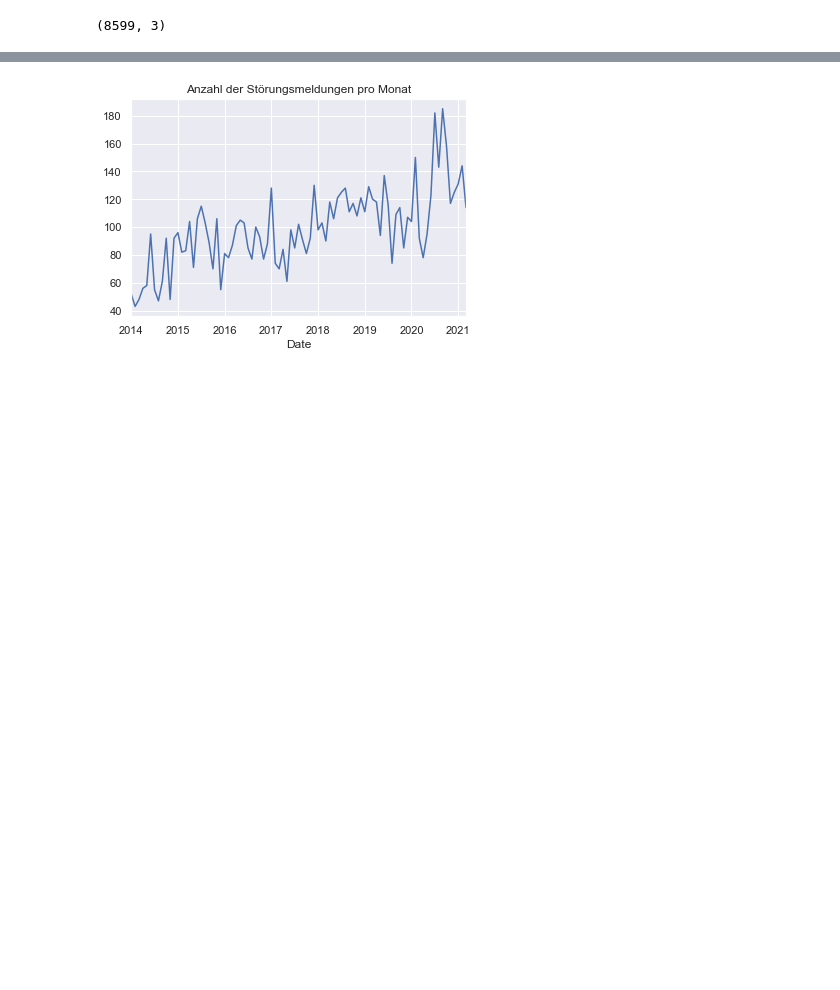
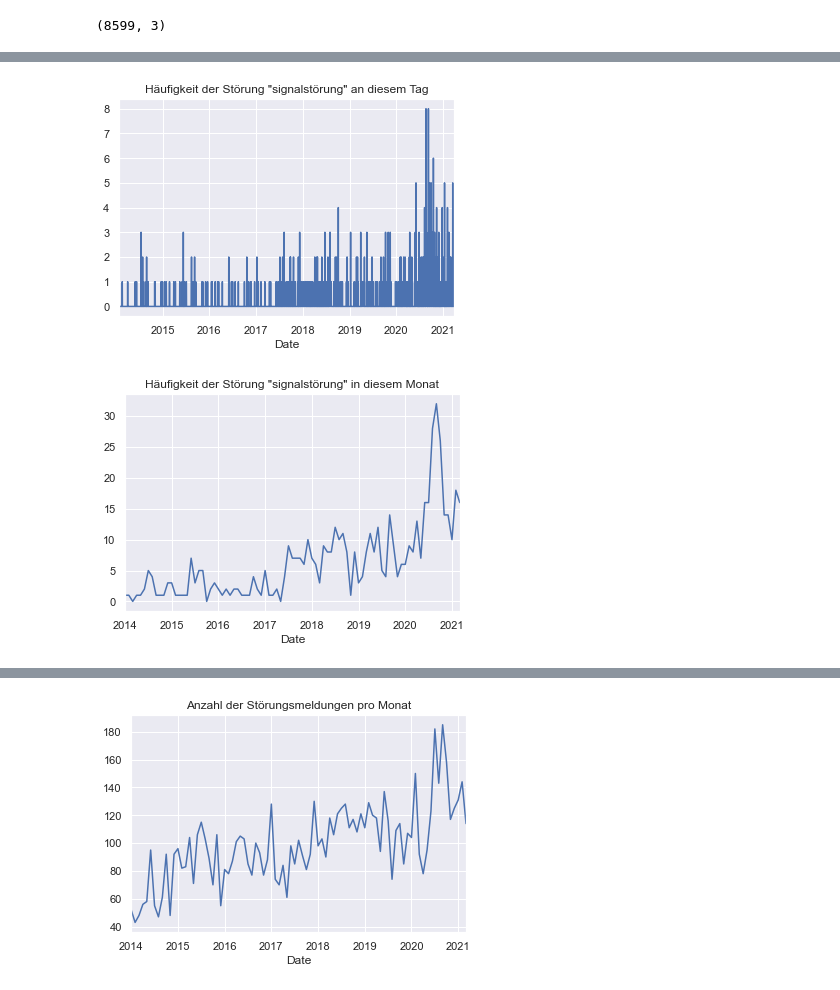
Before and after one commit to kummerer94/sbahn-stoerungen, a Jupyter notebook: analysis.ipynb, the cells around one changed output, grey strips where cells are left out. Cells and saved outputs as stored; diff of their text form; code cells hidden in the pictures; blank space fills up the shorter version.

```diff
--- a/analysis.ipynb
+++ b/analysis.ipynb
@@ -232,0 +265,15 @@ stoerungen_raw_filtered.shape
+# %%
+def frequency_of_disruption(disruption):
+    with_disruptions = stoerungen_raw_filtered.loc[stoerungen_raw_filtered['Text'].str.contains(disruption), 'Text']
+    disruptions_per_day = with_disruptions.groupby(pd.Grouper(freq='D')).count()
+    disruptions_per_day.plot(title=f'Häufigkeit der Störung "{disruption}" an diesem Tag')
+    plt.show()
+
+    disruptions_per_month = disruptions_per_day.groupby(pd.Grouper(freq='M')).sum()
+    disruptions_per_month.plot(title=f'Häufigkeit der Störung "{disruption}" in diesem Monat')
+    plt.show()
+# %%
+frequency_of_disruption('signalstörung')
+# %% [output]
+[figure, added]
+[figure, added]
```
Also changed, not shown: parts of 7 cells of this notebook.
